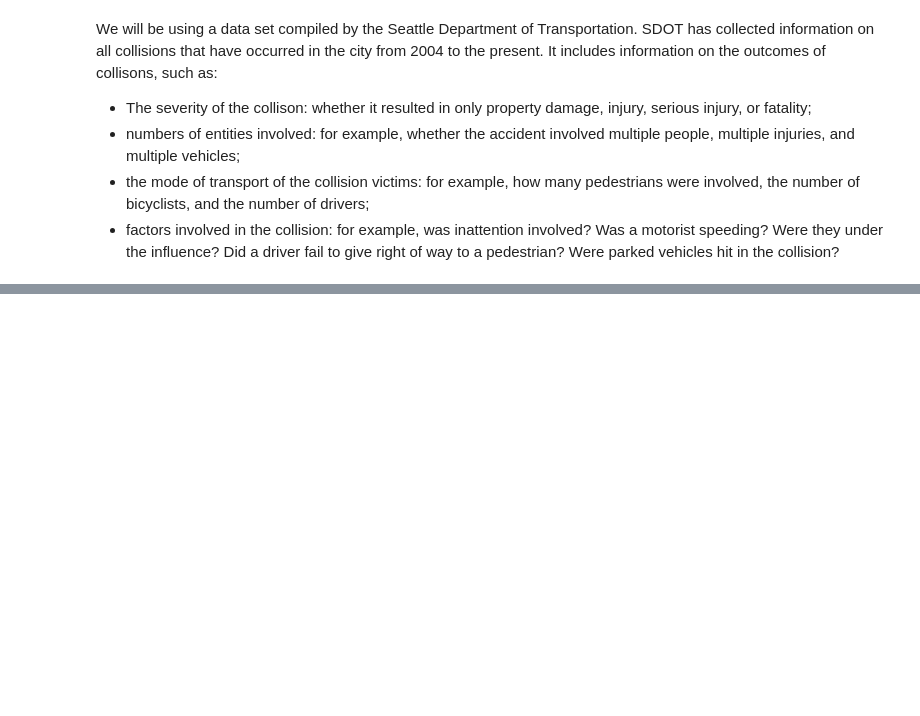
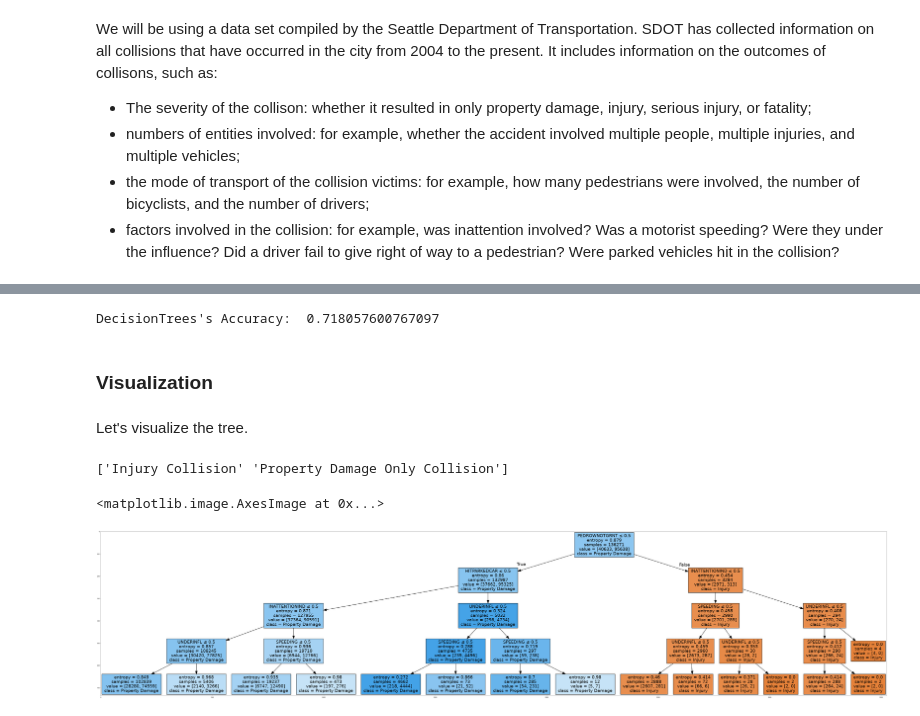
Before and after one commit to TJStarr/IBM-DS-Capstone, a Jupyter notebook: Data Science Capstone.ipynb, the cells around one changed output, grey strips where cells are left out. Saved outputs shown, nothing was run; the diff lists cells and outputs as text; code cells hidden in the pictures; blank space fills up the shorter version.

```diff
--- a/Data Science Capstone.ipynb
+++ b/Data Science Capstone.ipynb
@@ -26,0 +145,2 @@ We will be using a data set compiled by the Seattle Department of Transportation
+# %%
+dtdf.SEVERITYDESC.replace(["Injury Collision", "Property Damage Only Collision"], ["Injury", "Property Damage"], inplace=True)
@@ -26,0 +157,3 @@ We will be using a data set compiled by the Seattle Department of Transportation
+# %%
+X_trainset, X_testset, y_trainset, y_testset = train_test_split(X, y, test_size=0.3, random_state=3)
+print(X_trainset.shape,y_testset.shape)
@@ -26,0 +167,3 @@ We will be using a data set compiled by the Seattle Department of Transportation
+# %%
+crashTree = DecisionTreeClassifier(criterion="entropy", max_depth = 4)
+crashTree # it shows the default parameters
@@ -26,0 +179,2 @@ We will be using a data set compiled by the Seattle Department of Transportation
+# %%
+crashTree.fit(X_trainset,y_trainset)
@@ -26,0 +211,10 @@ We will be using a data set compiled by the Seattle Department of Transportation
+# %%
+from sklearn import metrics
+import matplotlib.pyplot as plt
+print("DecisionTrees's Accuracy: ", metrics.accuracy_score(y_testset, predTree))
+# %% [output]
+DecisionTrees's Accuracy:  0.718057600767097
+# %% [markdown]
+### Visualization
+# %% [markdown]
+Let's visualize the tree.
@@ -26,0 +227,19 @@ We will be using a data set compiled by the Seattle Department of Transportation
+# %%
+targetNames = dtdf["SEVERITYDESC"].unique()
+print(targetNames)
+# %% [output]
+['Injury Collision' 'Property Damage Only Collision']
+# %%
+dot_data = StringIO()
+filename = "crashtree.png"
+featureNames = X.columns
+targetNames = dtdf["SEVERITYDESC"].unique()
+out=tree.export_graphviz(crashTree,feature_names=featureNames, class_names=targetNames, out_file=dot_data, filled=True, special_characters=True,rotate=False)
+graph = pydotplus.graph_from_dot_data(dot_data.getvalue())
+graph.write_png(filename)
+img = mpimg.imread(filename)
+plt.figure(figsize=(100, 200))
+plt.imshow(img,interpolation='nearest')
+# %% [output]
+<matplotlib.image.AxesImage at 0x...>
+[figure, added]
```
Also changed, not shown: parts of 35 cells of this notebook.
